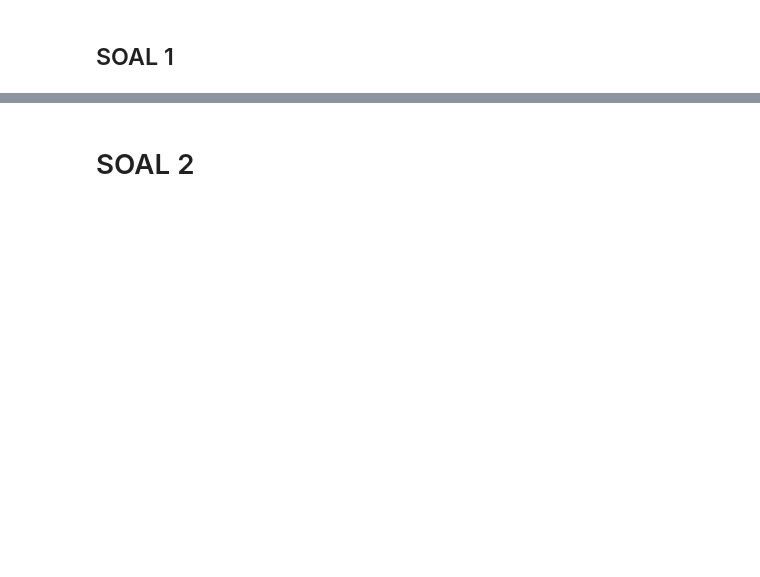
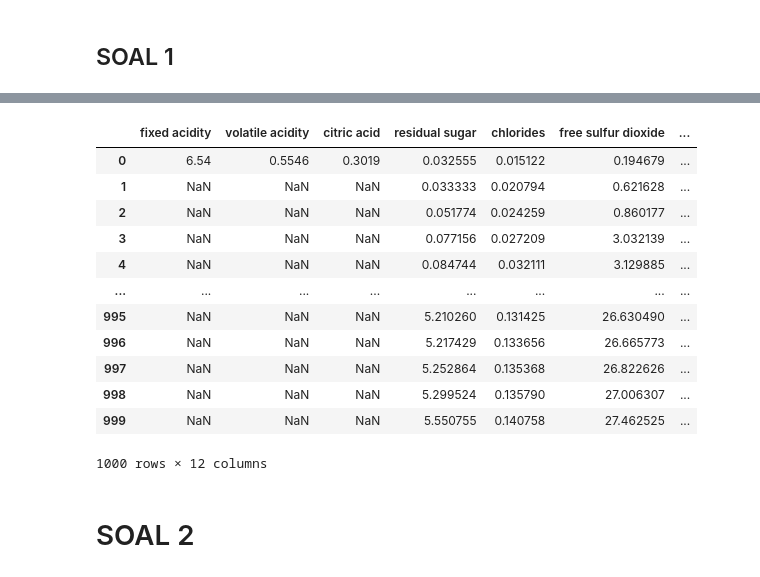
Before and after one commit to MHEN007/Tubes-IF2220-Probabilitas-dan-Statistika, a Jupyter notebook: K03-T1-IF2220-13521004-13521007.ipynb, the cells around one changed output, grey strips where cells are left out. Drawn from its saved outputs; the diff is of its cells as text; code cells hidden in the pictures; blank space fills up the shorter version.

Commit message:
feat: added mode, fix views

```diff
--- a/K03-T1-IF2220-13521004-13521007.ipynb
+++ b/K03-T1-IF2220-13521004-13521007.ipynb
@@ -68,3 +207,20 @@ Kurtosis: 0.10829100232871003
+# %%
+# Mode
+df.mode(numeric_only=True, dropna=True)
+# %% [output]
+|  | fixed acidity | volatile acidity | citric acid | residual sugar | chlorides | free sulfur dioxide | ... |
+| 0 | 6.54 | 0.5546 | 0.3019 | 0.032555 | 0.015122 | 0.194679 | ... |
+| 1 | NaN | NaN | NaN | 0.033333 | 0.020794 | 0.621628 | ... |
+| 2 | NaN | NaN | NaN | 0.051774 | 0.024259 | 0.860177 | ... |
+| 3 | NaN | NaN | NaN | 0.077156 | 0.027209 | 3.032139 | ... |
+| 4 | NaN | NaN | NaN | 0.084744 | 0.032111 | 3.129885 | ... |
+| ... | ... | ... | ... | ... | ... | ... | ... |
+| 995 | NaN | NaN | NaN | 5.210260 | 0.131425 | 26.630490 | ... |
+| 996 | NaN | NaN | NaN | 5.217429 | 0.133656 | 26.665773 | ... |
+| 997 | NaN | NaN | NaN | 5.252864 | 0.135368 | 26.822626 | ... |
+| 998 | NaN | NaN | NaN | 5.299524 | 0.135790 | 27.006307 | ... |
+| 999 | NaN | NaN | NaN | 5.550755 | 0.140758 | 27.462525 | ... |
+1000 rows × 12 columns
 # %% [markdown]
 # SOAL 2
 # %%
```
Also changed, not shown: parts of 14 cells of this notebook.
